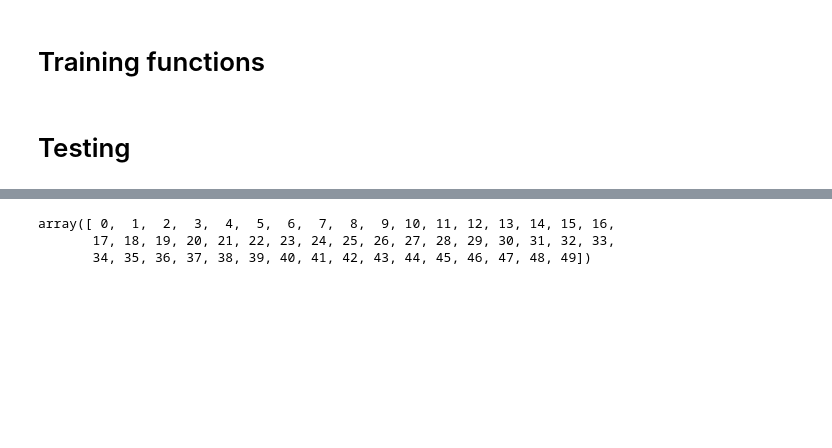
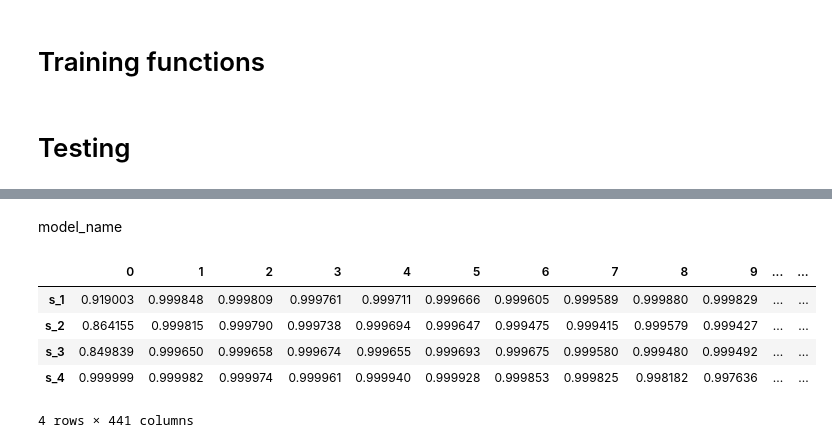
Before and after one commit to KsiezakK/project_2-, a Jupyter notebook: GRUCell.ipynb, the cells around one changed output, grey strips where cells are left out. Drawn from its saved outputs; the diff is of its cells as text; code cells hidden in the pictures; blank space fills up the shorter version.

```diff
--- a/GRUCell.ipynb
+++ b/GRUCell.ipynb
@@ -371,8 +360,8 @@ X_train.shape
 # %%
 
 # Hyperparameters
-input_dim = 55
-hidden_dim = 4
+input_dim = X_train.shape[1]
+hidden_dim = 34
 output_dim = 4
 num_layers = 1
 n_epochs =500
@@ -429,3 +392,20 @@ torch.save(model.state_dict(), full_model)
+# %%
+
+# Create the folder if it doesn't exist
+#os.makedirs(save_folder, exist_ok=True)
+os.makedirs(folder_path, exist_ok=True)
+# Assuming your model is named 'model'
+state_dict = model.state_dict()
+
+# Specify the folder path and the model filename
+folder_path = 'C:/Users/kacpe/Desktop/study/research lab/lab_rotation_git/models'
+model_filename = model_name + '.pth'
+
+# Combine the folder path and model filename
+full_model = os.path.join(folder_path, model_filename)
+
+# Save the model to the specified folder
+torch.save(state_dict, full_model)
 # %%
 # Load the saved weights into the model
 #torch.save(model.state_dict(), 'model_weights.pth')
@@ -635,7 +485,11 @@ plt.show()
-# %%
-timesteps = np.arange(all_probs_array.shape[0])[:50]
-timesteps
-# %% [output]
-array([ 0,  1,  2,  3,  4,  5,  6,  7,  8,  9, 10, 11, 12, 13, 14, 15, 16,
-       17, 18, 19, 20, 21, 22, 23, 24, 25, 26, 27, 28, 29, 30, 31, 32, 33,
-       34, 35, 36, 37, 38, 39, 40, 41, 42, 43, 44, 45, 46, 47, 48, 49])
+# %% [markdown]
+model_name
+# %%
+all_probs_df.transpose()
+# %% [output]
+|  | 0 | 1 | 2 | 3 | 4 | 5 | 6 | 7 | 8 | 9 | ... | ... |
+| s_1 | 0.919003 | 0.999848 | 0.999809 | 0.999761 | 0.999711 | 0.999666 | 0.999605 | 0.999589 | 0.999880 | 0.999829 | ... | ... |
+| s_2 | 0.864155 | 0.999815 | 0.999790 | 0.999738 | 0.999694 | 0.999647 | 0.999475 | 0.999415 | 0.999579 | 0.999427 | ... | ... |
+| s_3 | 0.849839 | 0.999650 | 0.999658 | 0.999674 | 0.999655 | 0.999693 | 0.999675 | 0.999580 | 0.999480 | 0.999492 | ... | ... |
+| s_4 | 0.999999 | 0.999982 | 0.999974 | 0.999961 | 0.999940 | 0.999928 | 0.999853 | 0.999825 | 0.998182 | 0.997636 | ... | ... |
+4 rows × 441 columns
```
Also changed, not shown: parts of 31 cells of this notebook, 6 other files.
